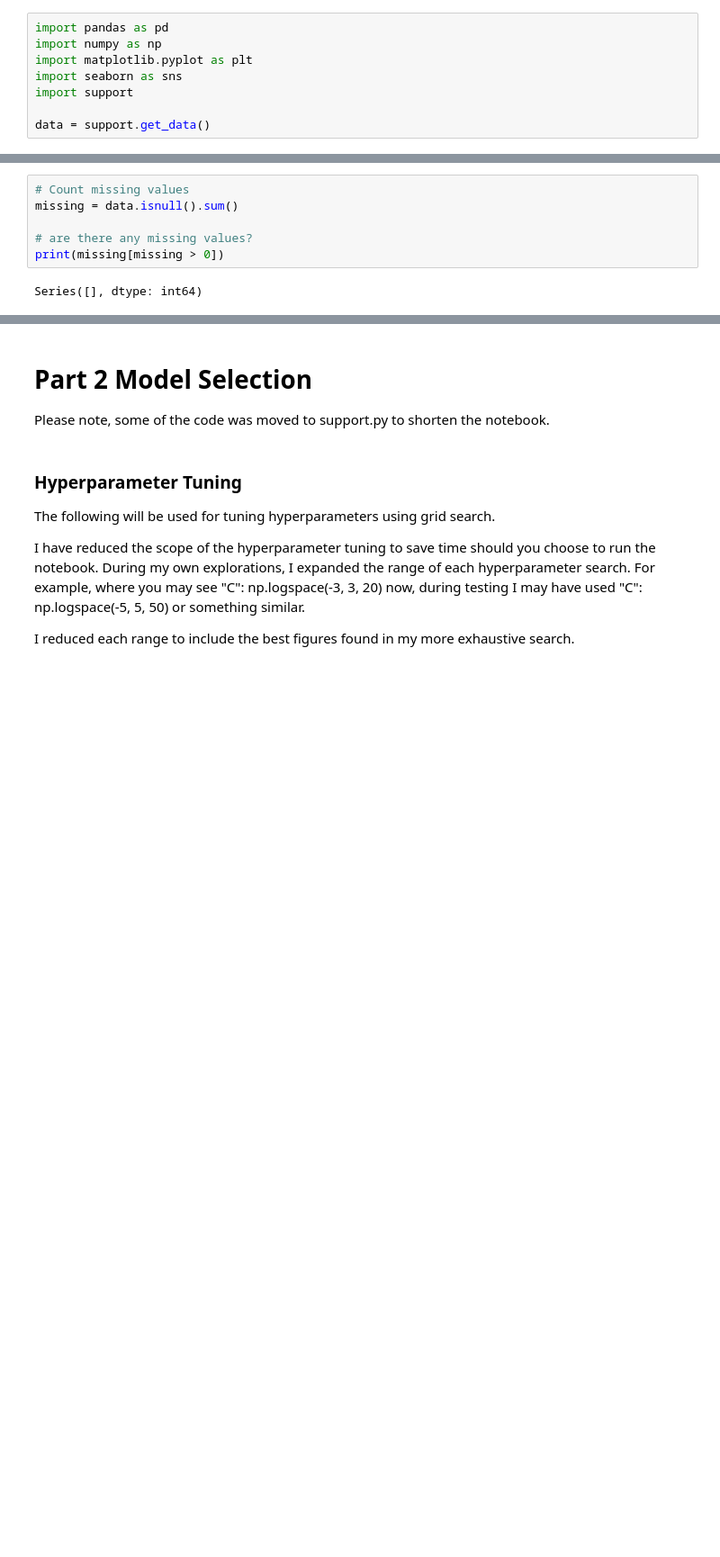
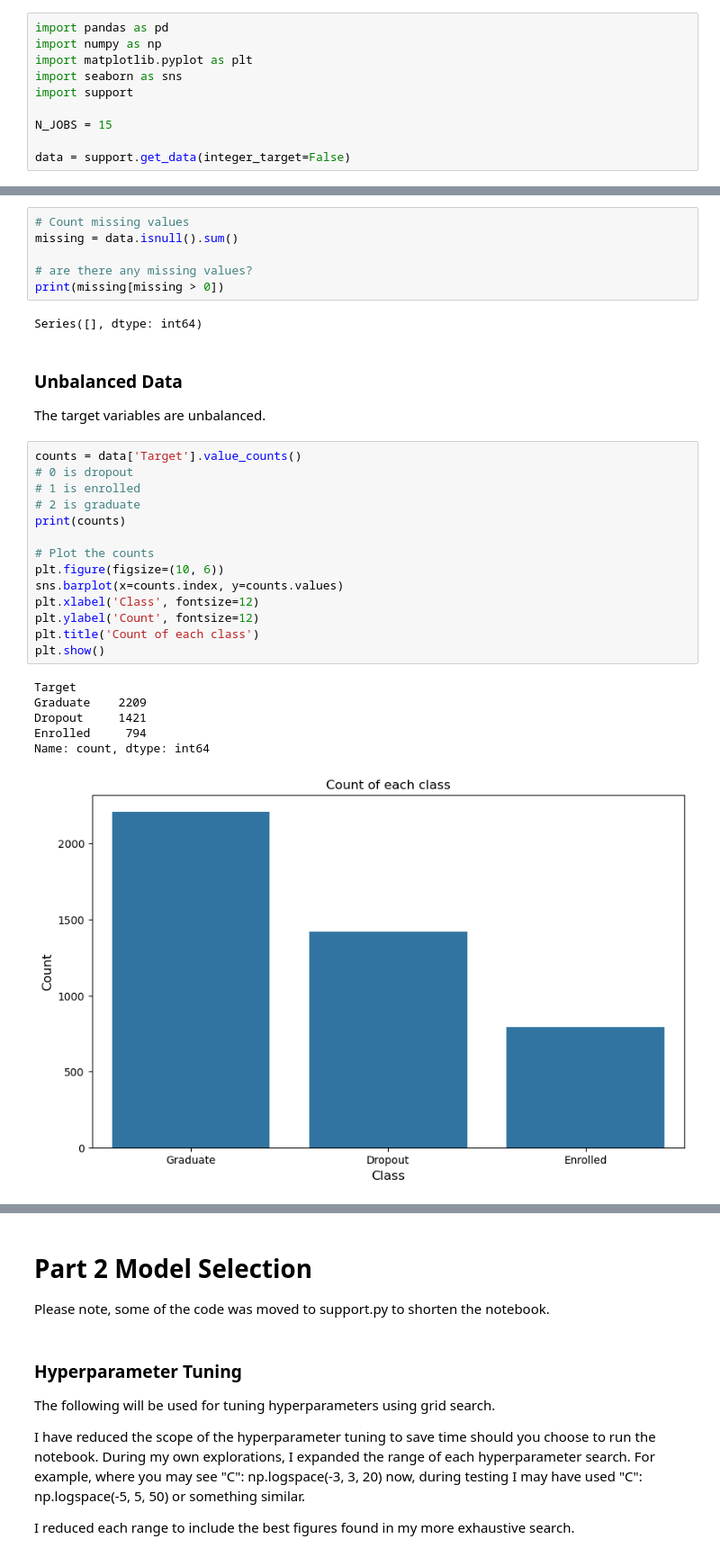
Before and after one commit to lrwham/Supervised-Learning-Final, a Jupyter notebook: final_model.ipynb, the cells around one changed output, grey strips where cells are left out. Shown at 90% size. Drawn from its saved outputs; the diff is of its cells as text; blank space fills up the shorter version.

```diff
--- a/final_model.ipynb
+++ b/final_model.ipynb
@@ -75,7 +75,9 @@ import matplotlib.pyplot as plt
 import seaborn as sns
 import support
 
-data = support.get_data()
+N_JOBS = 15
+
+data = support.get_data(integer_target=False)
 # %%
 data.describe()
 # %% [output]
@@ -127,4 +129,28 @@ missing = data.isnull().sum()
 print(missing[missing > 0])
 # %% [output]
 Series([], dtype: int64)
+# %% [markdown]
+### Unbalanced Data
+The target variables are unbalanced.
+# %%
+counts = data['Target'].value_counts()
+# 0 is dropout
+# 1 is enrolled
+# 2 is graduate
+print(counts)
+
+# Plot the counts
+plt.figure(figsize=(10, 6))
+sns.barplot(x=counts.index, y=counts.values)
+plt.xlabel('Class', fontsize=12)
+plt.ylabel('Count', fontsize=12)
+plt.title('Count of each class')
+plt.show()
+# %% [output]
+Target
+Graduate    2209
+Dropout     1421
+Enrolled     794
+Name: count, dtype: int64
+[figure, added]
 # %%
```
Also changed, not shown: parts of 29 cells of this notebook, 5 other files.
